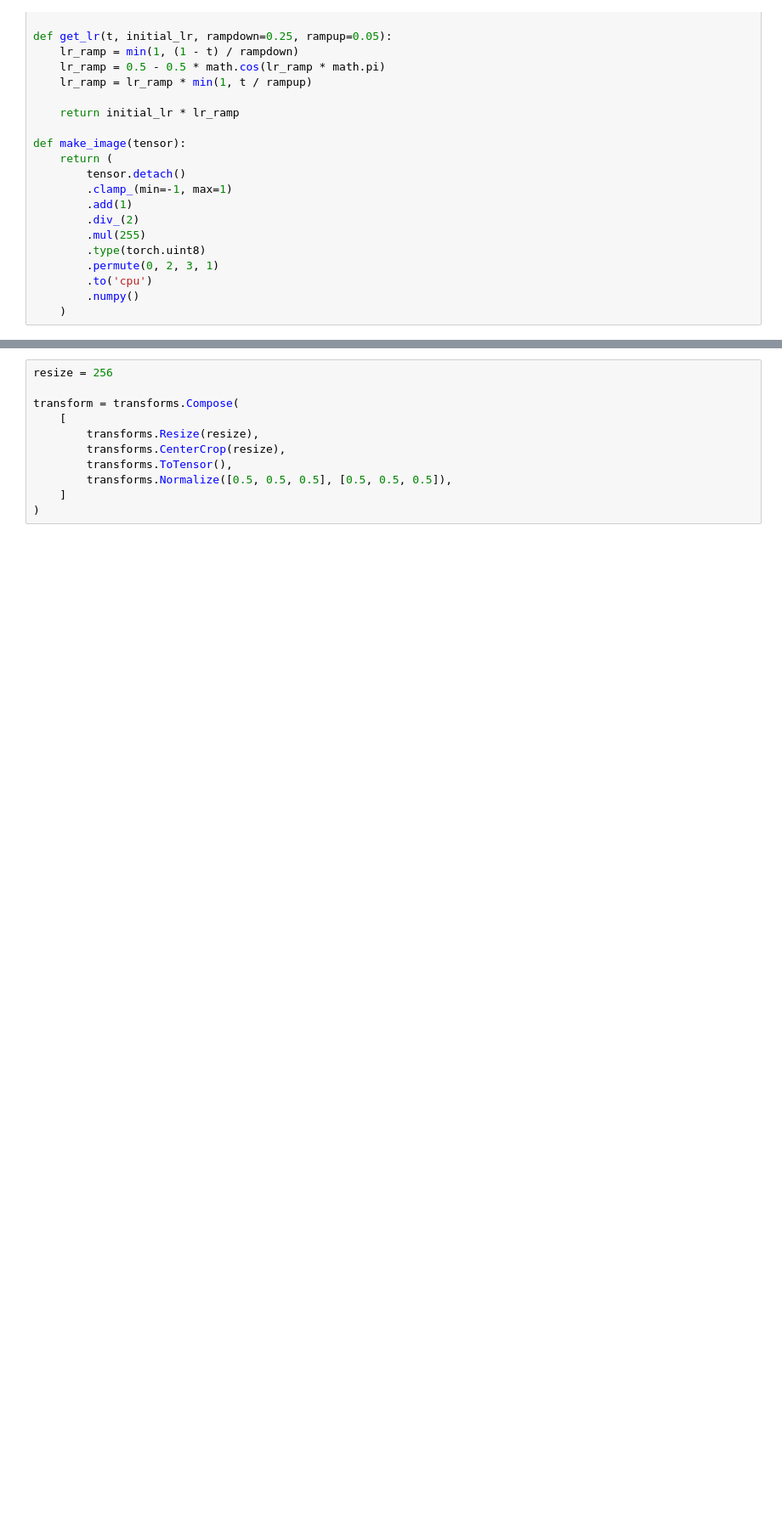
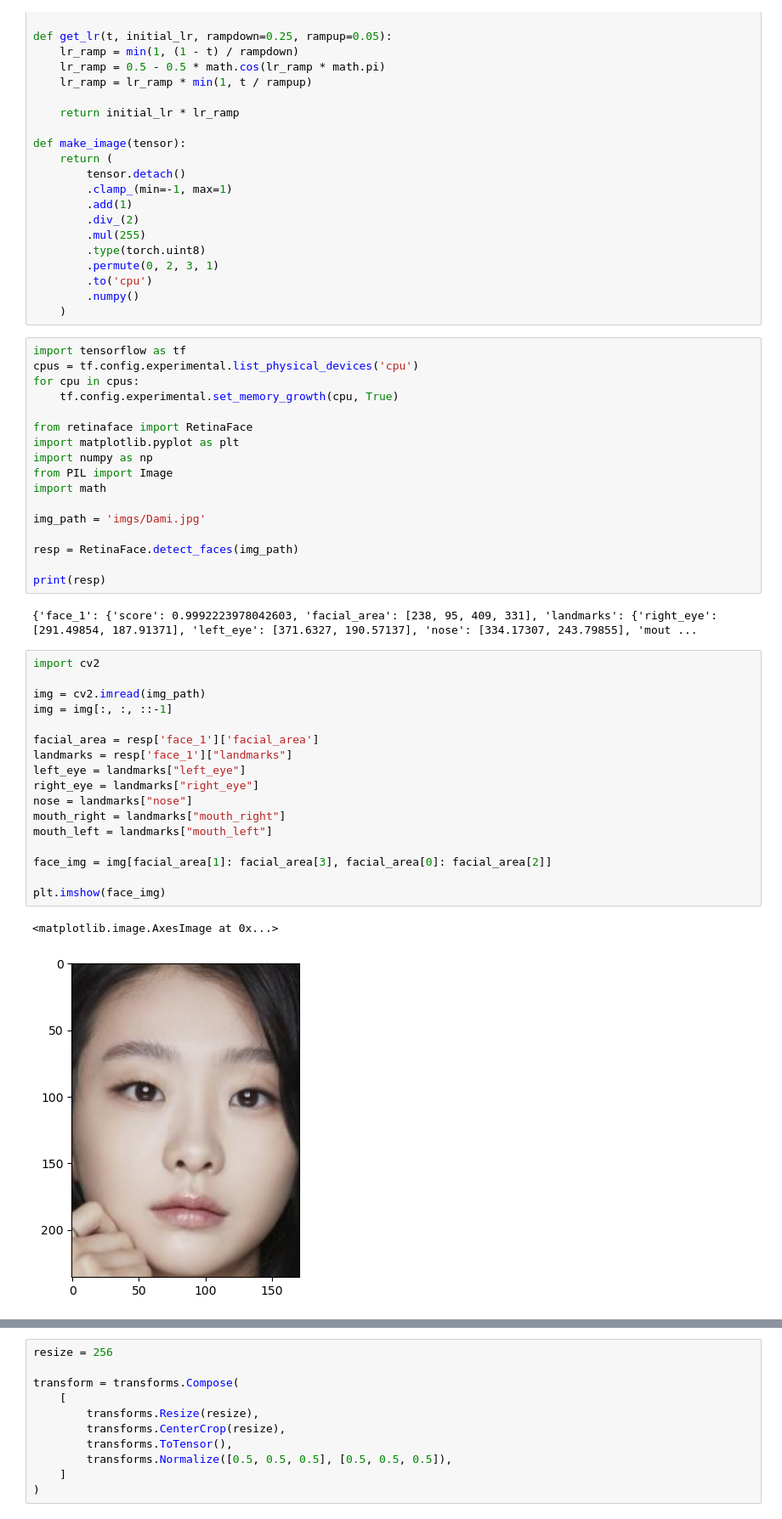
Before and after one commit to MC-GPT/AI, a Jupyter notebook: GAN_Model/project.ipynb, the cells around one changed output, grey strips where cells are left out. Shown at 85% size. Drawn from its saved outputs; the diff is of its cells as text; blank space fills up the shorter version.

```diff
--- a/GAN_Model/project.ipynb
+++ b/GAN_Model/project.ipynb
@@ -41,3 +42,42 @@ def make_image(tensor):
         .to('cpu')
         .numpy()
     )
+# %%
+import tensorflow as tf
+cpus = tf.config.experimental.list_physical_devices('cpu')
+for cpu in cpus:
+    tf.config.experimental.set_memory_growth(cpu, True)
+
+from retinaface import RetinaFace
+import matplotlib.pyplot as plt
+import numpy as np
+from PIL import Image
+import math
+
+img_path = 'imgs/Dami.jpg'
+
+resp = RetinaFace.detect_faces(img_path)
+
+print(resp)
+# %% [output]
+{'face_1': {'score': 0.9992223978042603, 'facial_area': [238, 95, 409, 331], 'landmarks': {'right_eye': [291.49854, 187.91371], 'left_eye': [371.6327, 190.57137], 'nose': [334.17307, 243.79855], 'mout ...
+# %%
+import cv2
+
+img = cv2.imread(img_path)
+img = img[:, :, ::-1]
+
+facial_area = resp['face_1']['facial_area']
+landmarks = resp['face_1']["landmarks"]
+left_eye = landmarks["left_eye"]
+right_eye = landmarks["right_eye"]
+nose = landmarks["nose"]
+mouth_right = landmarks["mouth_right"]
+mouth_left = landmarks["mouth_left"]
+
+face_img = img[facial_area[1]: facial_area[3], facial_area[0]: facial_area[2]]
+
+plt.imshow(face_img)
+# %% [output]
+<matplotlib.image.AxesImage at 0x...>
+[figure, added]
```
Also changed, not shown: parts of 10 cells of this notebook.
